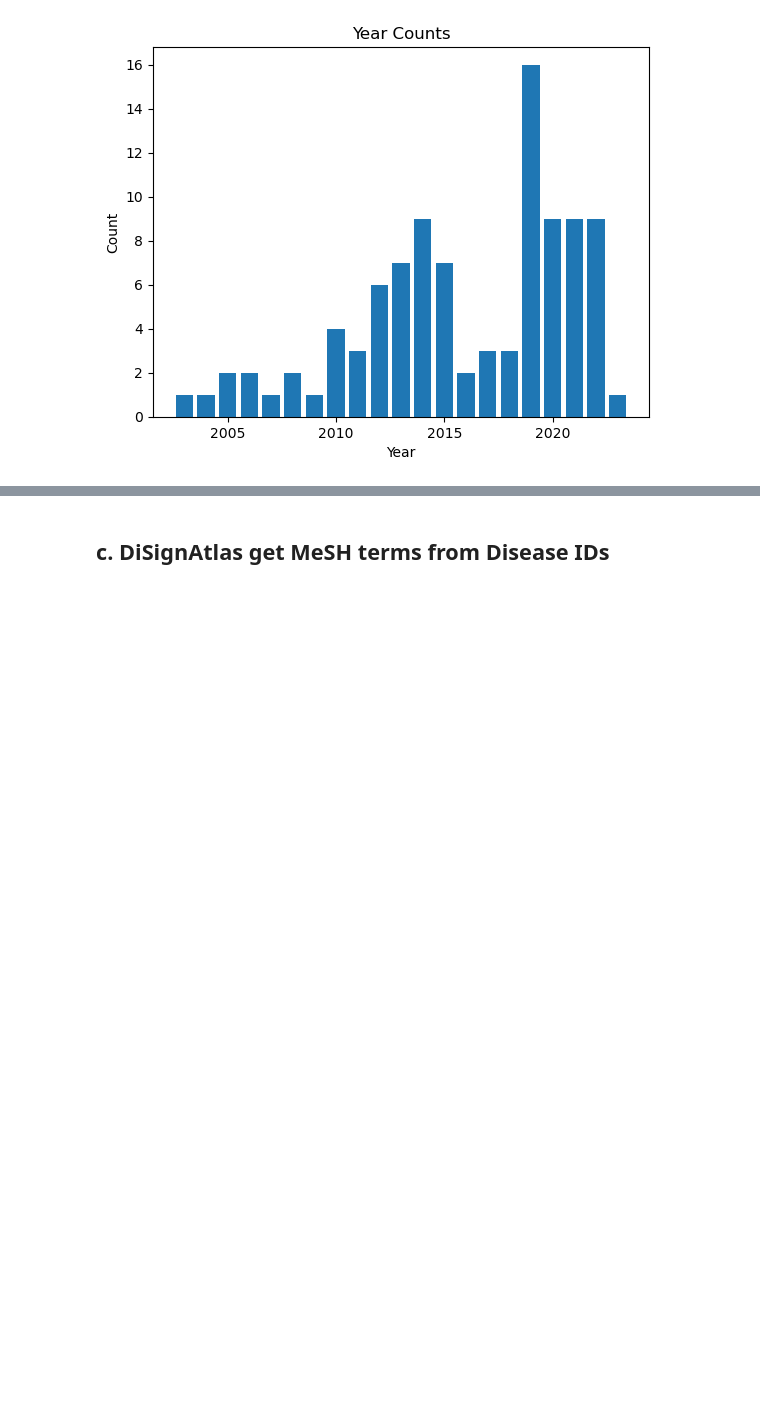
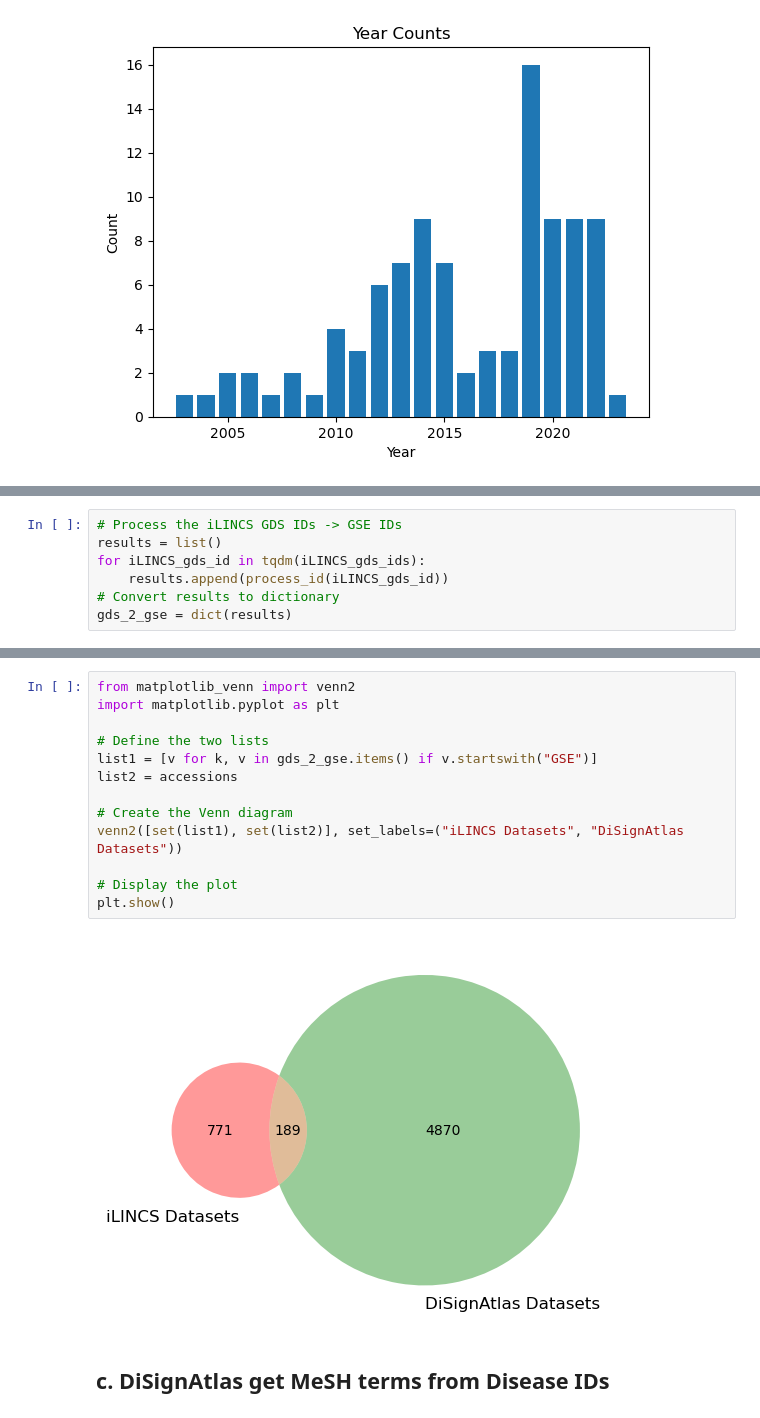
Before and after one commit to 00dylan00/Disease-Signatures, a Jupyter notebook: documentation/DiSignAtlas.ipynb, the cells around one changed output, grey strips where cells are left out. Saved outputs shown, nothing was run; the diff lists cells and outputs as text; blank space fills up the shorter version.

```diff
--- a/documentation/DiSignAtlas.ipynb
+++ b/documentation/DiSignAtlas.ipynb
@@ -419,0 +434,7 @@ GDS3820
+# %%
+# Process the iLINCS GDS IDs -> GSE IDs
+results = list()
+for iLINCS_gds_id in tqdm(iLINCS_gds_ids):
+    results.append(process_id(iLINCS_gds_id))
+# Convert results to dictionary
+gds_2_gse = dict(results)
@@ -420,3 +449,18 @@ GDS3820
+# %%
+from matplotlib_venn import venn2
+import matplotlib.pyplot as plt
+
+# Define the two lists
+list1 = [v for k, v in gds_2_gse.items() if v.startswith("GSE")]
+list2 = accessions
+
+# Create the Venn diagram
+venn2([set(list1), set(list2)], set_labels=("iLINCS Datasets", "DiSignAtlas Datasets"))
+
+# Display the plot
+plt.show()
+# %% [output]
+[figure, added]
 # %% [markdown]
 ## c. DiSignAtlas get MeSH terms from Disease IDs
 # %%
```
Also changed, not shown: parts of 55 cells of this notebook.
